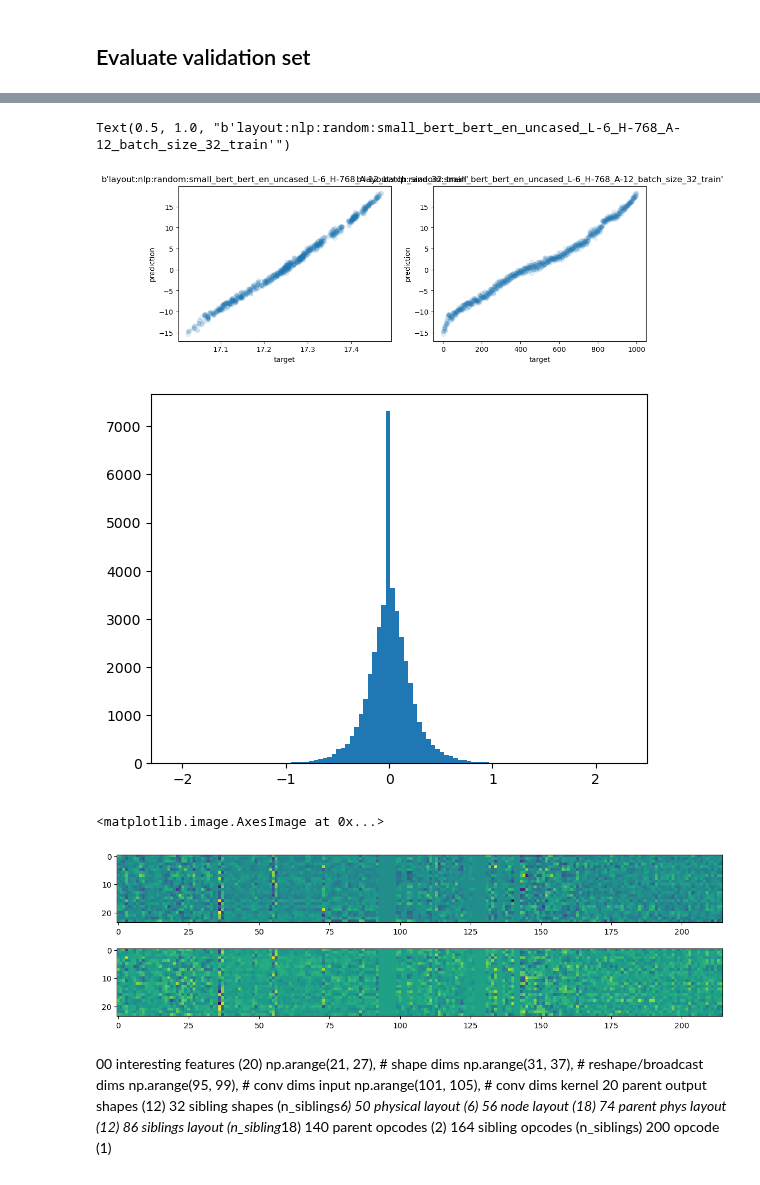
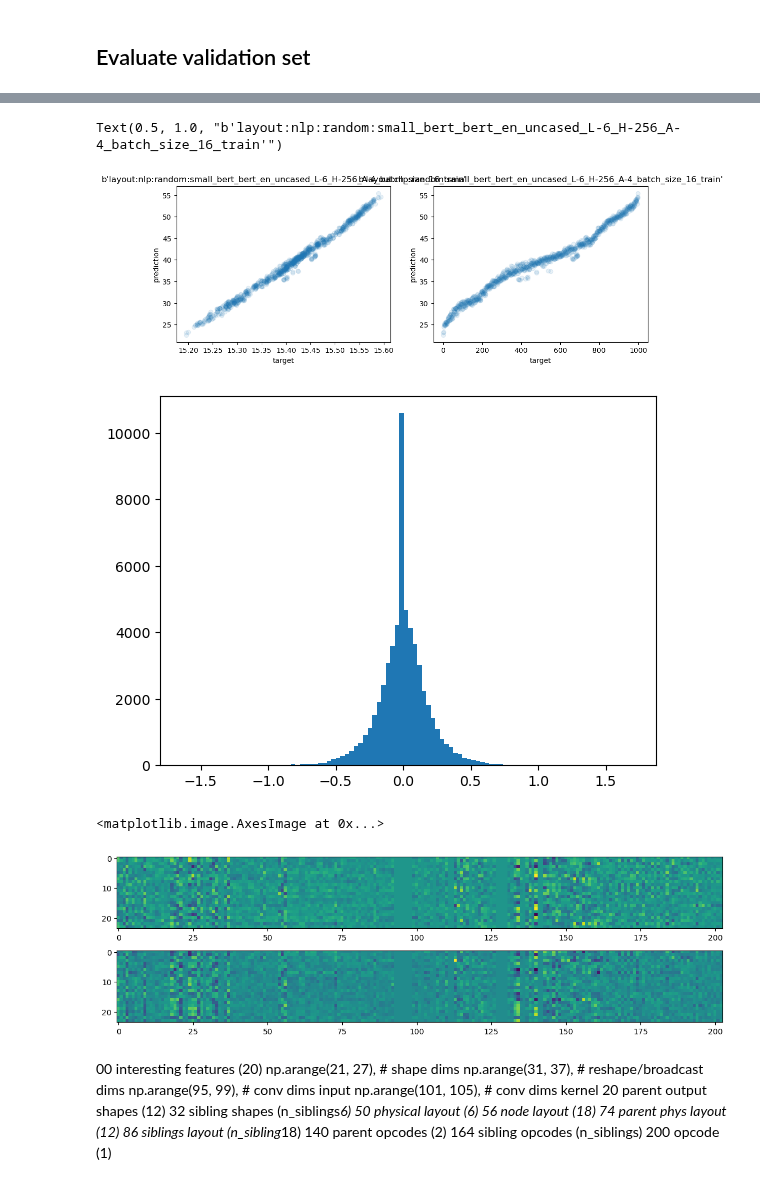
Before and after one commit to ignacioreyes/kaggle_model_runtime, a Jupyter notebook: train_layout.ipynb, the cells around one changed output, grey strips where cells are left out. Cells and saved outputs as stored; diff of their text form; code cells hidden in the pictures.

```diff
--- a/train_layout.ipynb
+++ b/train_layout.ipynb
@@ -13,10 +13,10 @@ To enable the following instructions: AVX2 FMA, in other operations, rebuild Ten
 # %%
 batch_size = 160
-learning_rate = 1e-3
-batch_per_file_size = 8
+learning_rate = 8e-4
+batch_per_file_size = 10
 decay_rate = 0.95
-node_embedding_size = 12
-layers = [32, 12, 32, 8]
+node_embedding_size = 10
+layers = [32, 16, 32, 16]
 
 dataset = LayoutDataset(
     batch_size, train_sample_fraction=1.0,
@@ -143,25 +143,25 @@ plt.ylabel('prediction')
 plt.title(graph_id)
 #plt.colorbar()
 # %% [output]
-Text(0.5, 1.0, "b'layout:nlp:random:small_bert_bert_en_uncased_L-6_H-768_A-12_batch_size_32_train'")
+Text(0.5, 1.0, "b'layout:nlp:random:small_bert_bert_en_uncased_L-6_H-256_A-4_batch_size_16_train'")
-[figure, old version]
+[figure, new version]
 # %%
 plt.hist(mlp.k_layer.kernel.numpy().flatten(), bins=100);
 # %% [output]
-[figure, old version]
+[figure, new version]
 # %%
 plt.figure(figsize=(14, 4))
 kind = 1
 plt.subplot(2, 1, 1)
-k_vals = mlp.k_layer.kernel.numpy().reshape(215, 8, -1)[:, kind, :].T
+k_vals = mlp.k_layer.kernel.numpy().reshape(203, 12, -1)[:, kind, :].T
 plt.imshow(k_vals)
 
 plt.subplot(2, 1, 2)
-q_vals = mlp.q_layer.kernel.numpy().reshape(215, 8, -1)[:, kind, :].T
+q_vals = mlp.q_layer.kernel.numpy().reshape(203, 12, -1)[:, kind, :].T
 plt.imshow(q_vals)
 # %% [output]
 <matplotlib.image.AxesImage at 0x...>
-[figure, old version]
+[figure, new version]
 # %% [markdown]
 00        interesting features (20)
             np.arange(21, 27),  # shape dims
```
Also changed, not shown: parts of 15 cells of this notebook, 2 other files.
